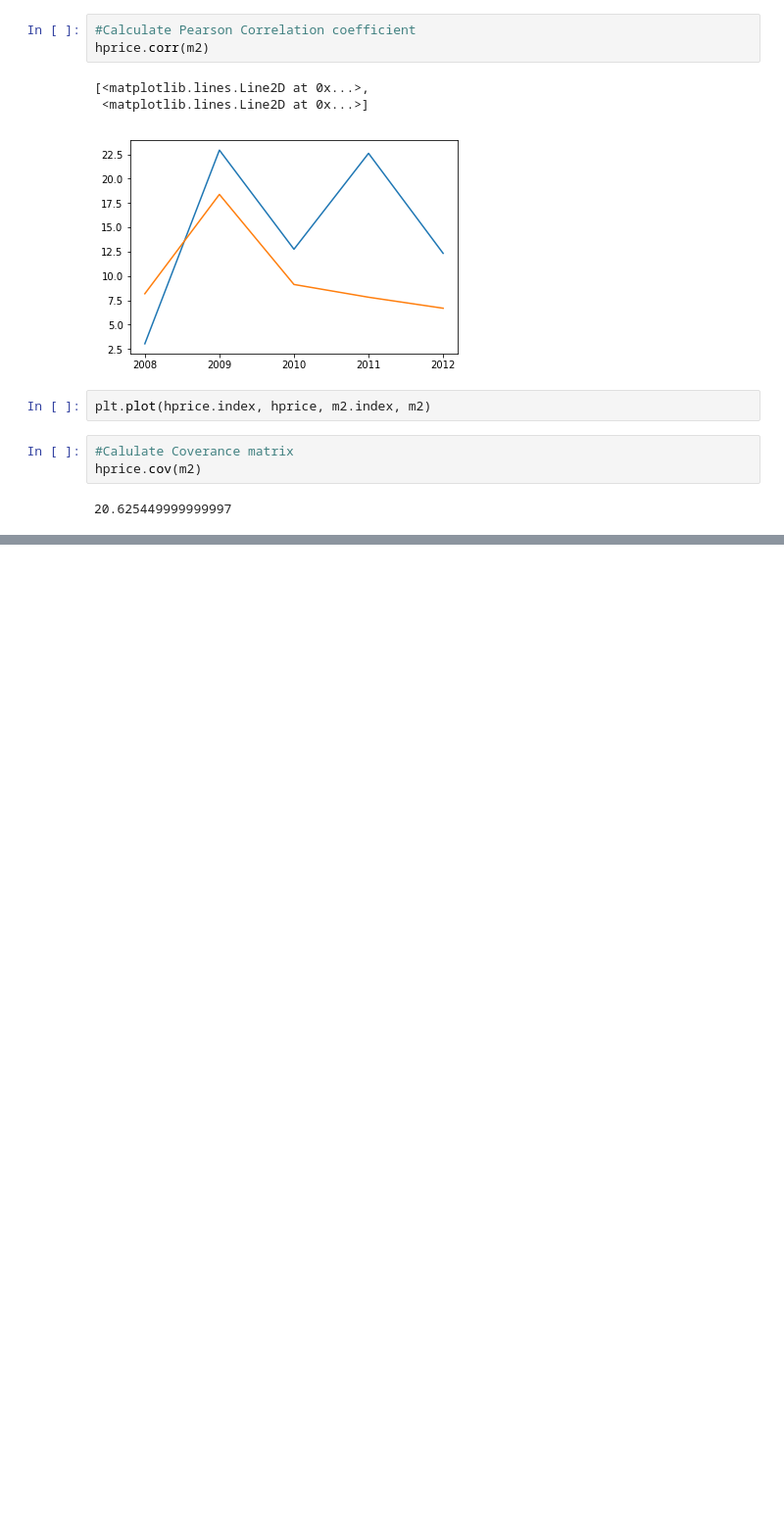
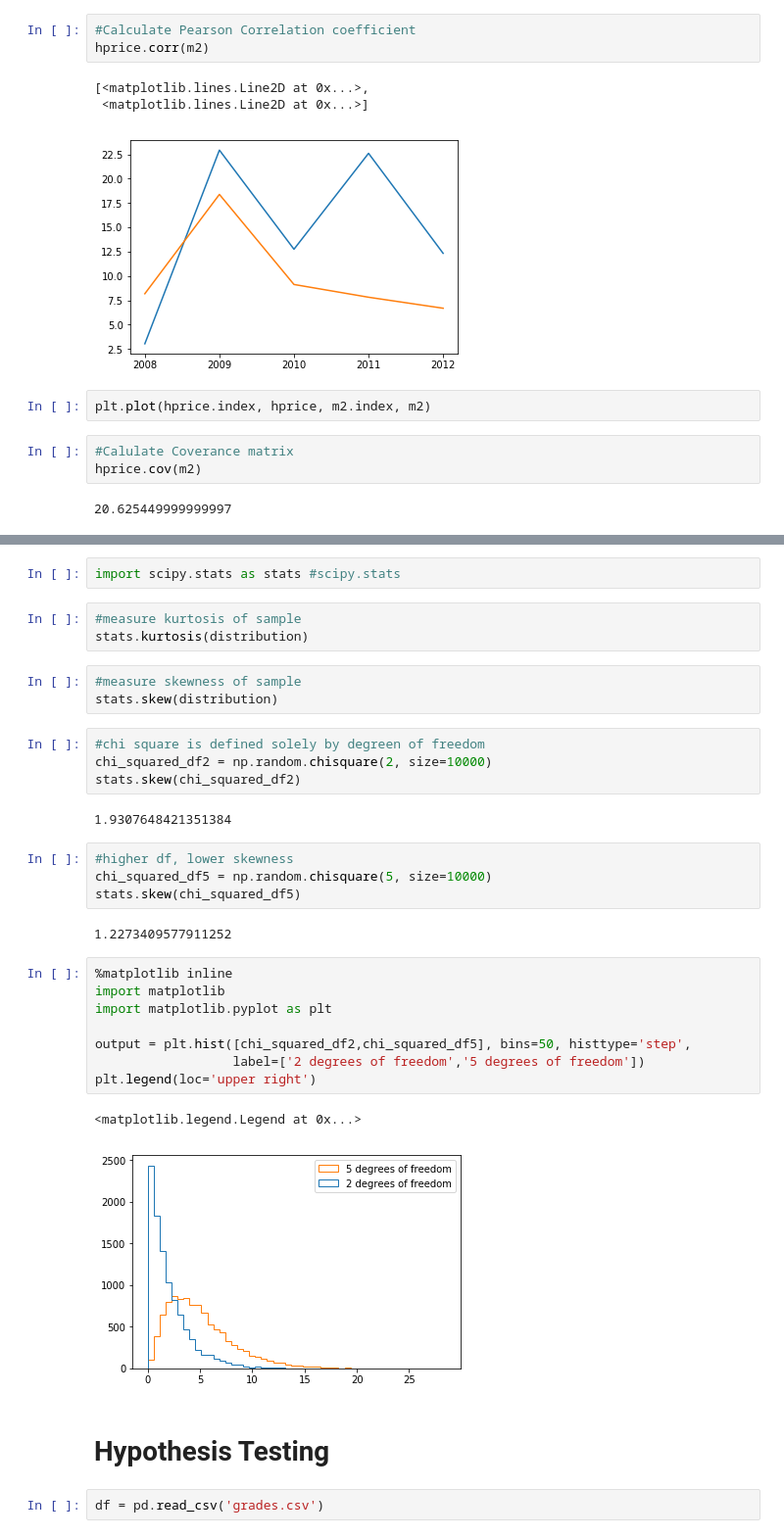
Before and after one commit to kevheyk/pandas-notebook, a Jupyter notebook: Pandas Statistics.ipynb, the cells around one changed output, grey strips where cells are left out. Shown: that part at 98% size. Cells and saved outputs as stored; diff of their text form; blank space fills up the shorter version.

```diff
--- a/Pandas Statistics.ipynb
+++ b/Pandas Statistics.ipynb
@@ -596,0 +662,35 @@ hprice.cov(m2)
+# %%
+import scipy.stats as stats #scipy.stats
+# %%
+#measure kurtosis of sample
+stats.kurtosis(distribution)
+# %%
+#measure skewness of sample
+stats.skew(distribution)
+# %%
+#chi square is defined solely by degreen of freedom
+chi_squared_df2 = np.random.chisquare(2, size=10000)
+stats.skew(chi_squared_df2)
+# %% [output]
+1.9307648421351384
+# %%
+#higher df, lower skewness
+chi_squared_df5 = np.random.chisquare(5, size=10000)
+stats.skew(chi_squared_df5)
+# %% [output]
+1.2273409577911252
+# %%
+%matplotlib inline
+import matplotlib
+import matplotlib.pyplot as plt
+
+output = plt.hist([chi_squared_df2,chi_squared_df5], bins=50, histtype='step',
+                  label=['2 degrees of freedom','5 degrees of freedom'])
+plt.legend(loc='upper right')
+# %% [output]
+<matplotlib.legend.Legend at 0x...>
+[figure, added]
+# %% [markdown]
+# Hypothesis Testing
+# %%
+df = pd.read_csv('grades.csv')
```
Also changed, not shown: parts of 21 cells of this notebook.
